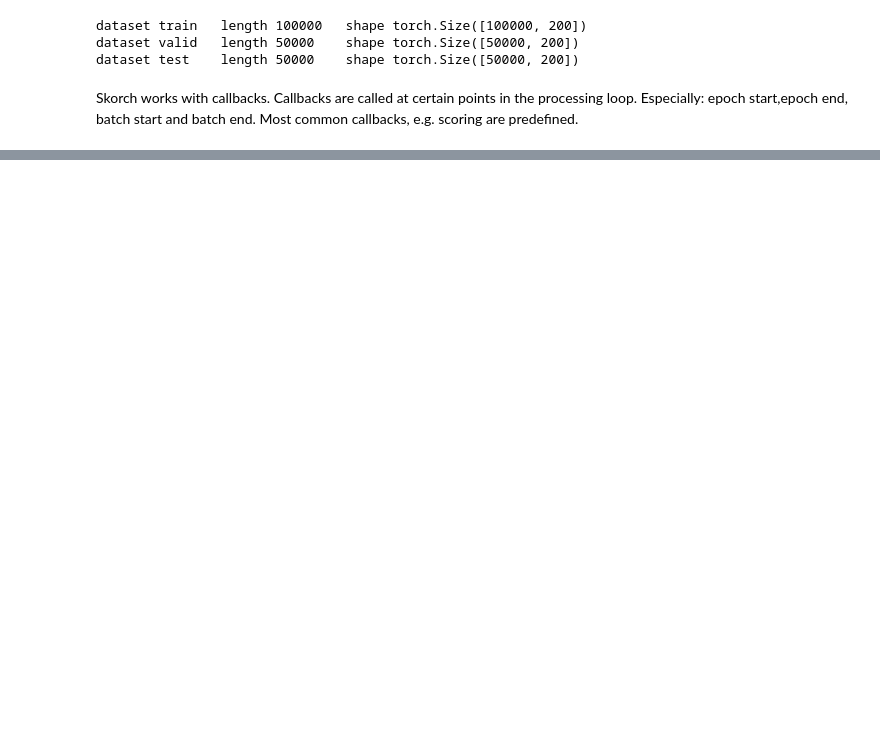
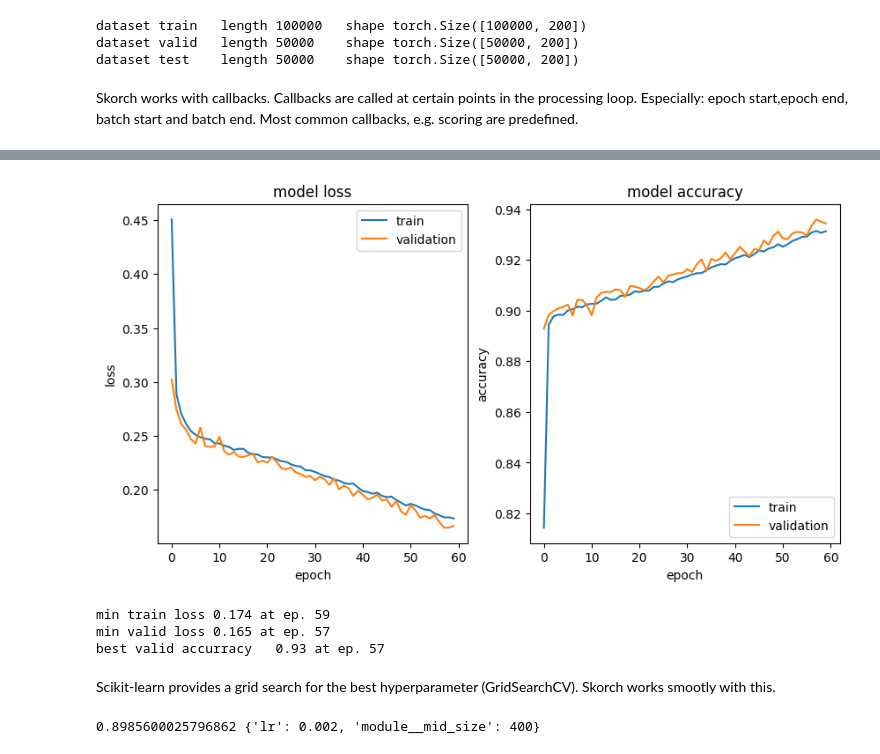
Before and after one commit to dkgithub/wiehl24, a Jupyter notebook: skorch.ipynb, the cells around one changed output, grey strips where cells are left out. Drawn from its saved outputs; the diff is of its cells as text; code cells hidden in the pictures; blank space fills up the shorter version.

```diff
--- a/skorch.ipynb
+++ b/skorch.ipynb
@@ -262,0 +249,3 @@ net.history
+# %%
+net.max_epochs=30
+net.partial_fit(ds_train, ds_train.tensors[1])
@@ -262,0 +282,24 @@ net.history
+# %%
+hlp.plots.plotLearningCurvesSkorch(net.history)
+# %% [output]
+[figure, added]
+min train loss 0.174 at ep. 59
+min valid loss 0.165 at ep. 57
+best valid accurracy   0.93 at ep. 57
+# %% [markdown]
+Scikit-learn provides a  grid search for the best hyperparameter (GridSearchCV). Skorch works smootly with this.
+# %%
+from sklearn.model_selection import GridSearchCV
+
+# deactivate skorch-internal train-valid split and verbose logging
+net.set_params(train_split=False, verbose=0)
+params = {
+    'lr': [0.001, 0.002, 005],
+    'module__mid_size': [50,100,200,400,600],
+}
+gs = GridSearchCV(net, params, refit=False, cv=3, scoring='accuracy')
+
+gs.fit(ds_train.tensors[0], ds_train.tensors[1])
+print(gs.best_score_, gs.best_params_)
+# %% [output]
+0.8985600025796862 {'lr': 0.002, 'module__mid_size': 400}
```
Also changed, not shown: parts of 22 cells of this notebook.
